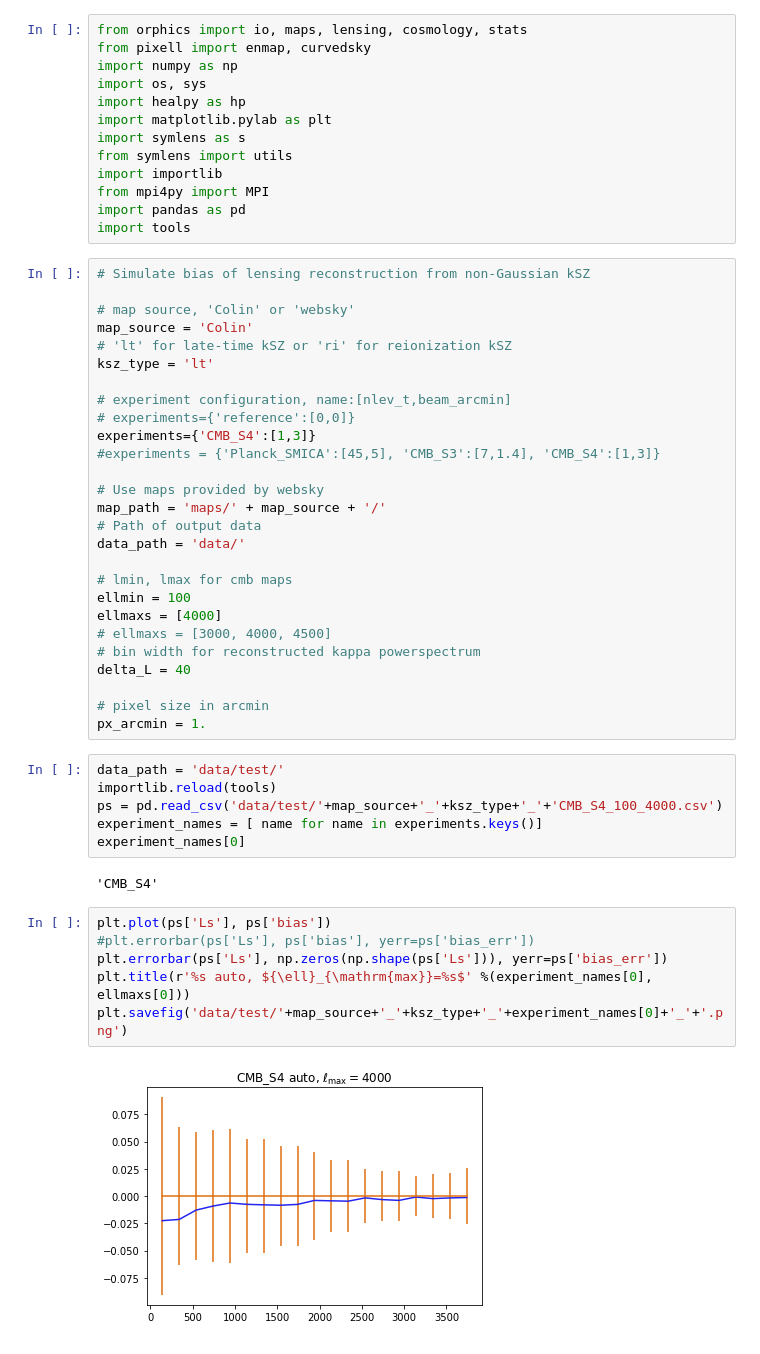
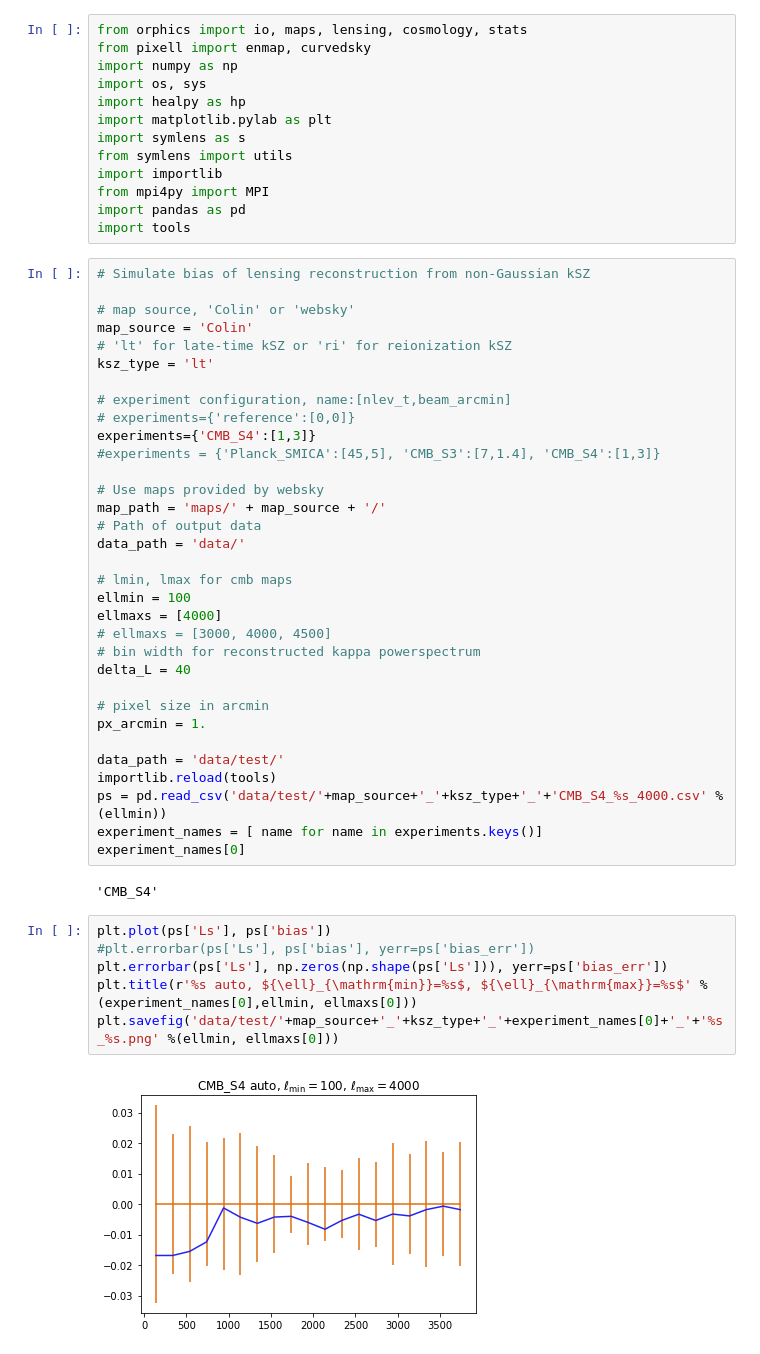
Before and after one commit to catketchup/new_reion-lens, a Jupyter notebook: sim.ipynb, the cells around one changed output. Cells and saved outputs as stored; diff of their text form.

```diff
--- a/sim.ipynb
+++ b/sim.ipynb
@@ -38,19 +38,19 @@ delta_L = 40
 
 # pixel size in arcmin
 px_arcmin = 1.
+
+data_path = 'data/test/'
+importlib.reload(tools)
+ps = pd.read_csv('data/test/'+map_source+'_'+ksz_type+'_'+'CMB_S4_%s_4000.csv' %(ellmin))
+experiment_names = [ name for name in experiments.keys()]
+experiment_names[0]
+# %% [output]
+'CMB_S4'
-# %%
-data_path = 'data/test/'
-importlib.reload(tools)
-ps = pd.read_csv('data/test/'+map_source+'_'+ksz_type+'_'+'CMB_S4_100_4000.csv')
-experiment_names = [ name for name in experiments.keys()]
-experiment_names[0]
-# %% [output]
-'CMB_S4'
 # %%
 plt.plot(ps['Ls'], ps['bias'])
 #plt.errorbar(ps['Ls'], ps['bias'], yerr=ps['bias_err'])
 plt.errorbar(ps['Ls'], np.zeros(np.shape(ps['Ls'])), yerr=ps['bias_err'])
-plt.title(r'%s auto, ${\ell}_{\mathrm{max}}=%s$' %(experiment_names[0], ellmaxs[0]))
-plt.savefig('data/test/'+map_source+'_'+ksz_type+'_'+experiment_names[0]+'_'+'.png')
+plt.title(r'%s auto, ${\ell}_{\mathrm{min}}=%s$, ${\ell}_{\mathrm{max}}=%s$' %(experiment_names[0],ellmin, ellmaxs[0]))
+plt.savefig('data/test/'+map_source+'_'+ksz_type+'_'+experiment_names[0]+'_'+'%s_%s.png' %(ellmin, ellmaxs[0]))
 # %% [output]
-[figure, old version]
+[figure, new version]
```
Also changed, not shown: parts of 3 cells of this notebook, 38 other files.
